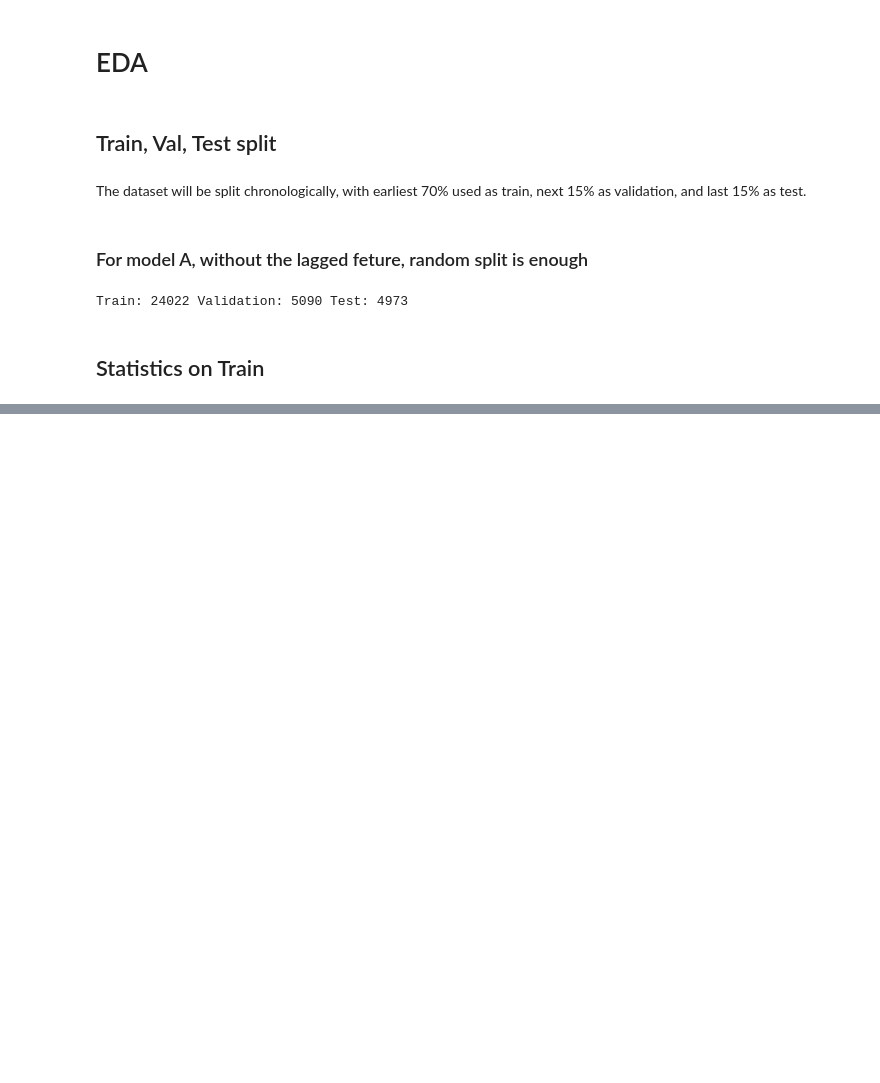
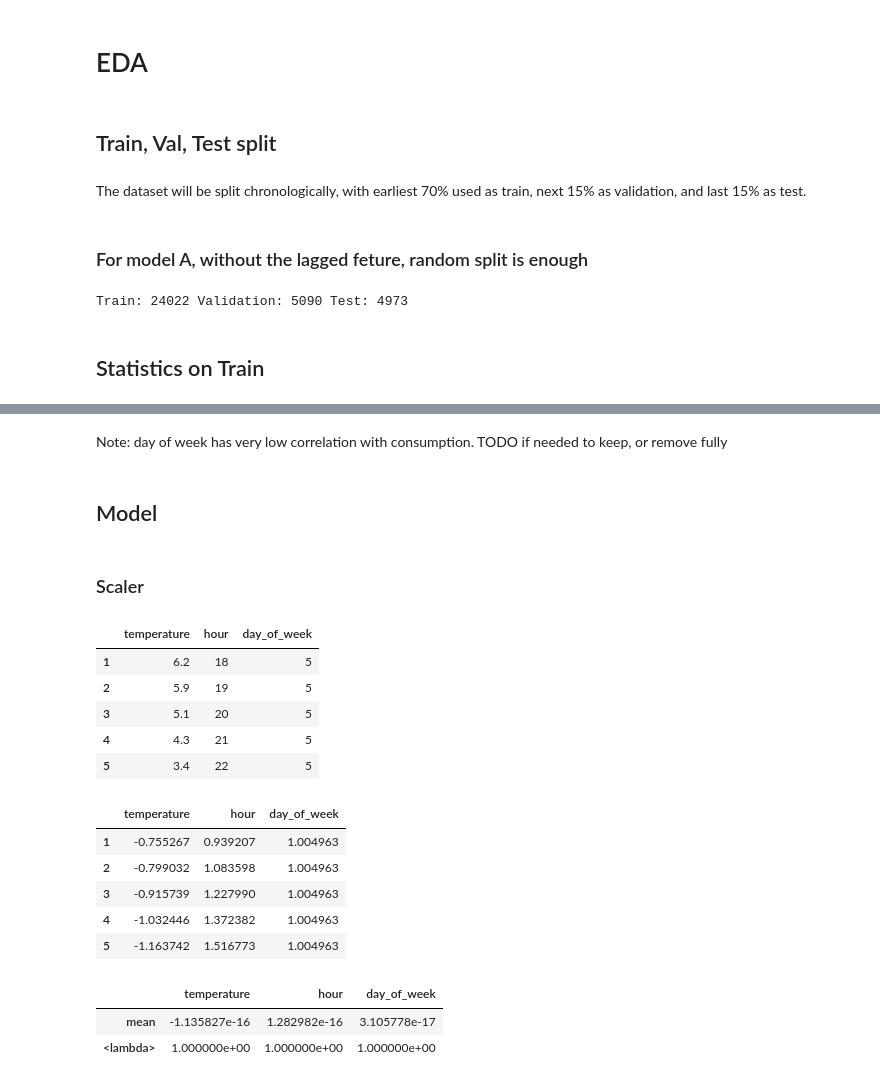
Before and after one commit to angiee99/Household-Power-Consumption-Prediction, a Jupyter notebook: project.ipynb, the cells around one changed output, grey strips where cells are left out. Cells and saved outputs as stored; diff of their text form; code cells hidden in the pictures; blank space fills up the shorter version.

```diff
--- a/project.ipynb
+++ b/project.ipynb
@@ -433,0 +499,52 @@ Train: 24022 Validation: 5090 Test: 4973
+# %% [markdown]
+Note: day of week has very low correlation with consumption. TODO if needed to keep, or remove fully
+# %% [markdown]
+## Model
+# %% [markdown]
+### Scaler
+# %%
+# Fit the scaler on training features only to avoid data leakage.
+scaler_A = StandardScaler()
+scaler_A.fit(train_A[FEATURES_A])
+
+# Save the fitted parameters for later checks that the scaler stays unchanged.
+scaler_A_snapshot = (
+    scaler_A.mean_.copy(),
+    scaler_A.scale_.copy(),
+    int(scaler_A.n_samples_seen_),
+)
+
+z_train_A = pd.DataFrame(
+    scaler_A.transform(train_A[FEATURES_A]),
+    columns=FEATURES_A,
+    index=train_A.index,
+)
+z_val_A = pd.DataFrame(
+    scaler_A.transform(val_A[FEATURES_A]),
+    columns=FEATURES_A,
+    index=val_A.index,
+)
+
+# Transform test features only in the final test evaluation cell.
+display(train_A[FEATURES_A].head())
+display(z_train_A.head())
+display(z_train_A.agg(["mean", lambda col: col.std(ddof=0)]))
+
+y_train_A = train_A[TARGET]
+y_val_A = val_A[TARGET]
+# %% [output]
+|  | temperature | hour | day_of_week |
+| 1 | 6.2 | 18 | 5 |
+| 2 | 5.9 | 19 | 5 |
+| 3 | 5.1 | 20 | 5 |
+| 4 | 4.3 | 21 | 5 |
+| 5 | 3.4 | 22 | 5 |
+|  | temperature | hour | day_of_week |
+| 1 | -0.755267 | 0.939207 | 1.004963 |
+| 2 | -0.799032 | 1.083598 | 1.004963 |
+| 3 | -0.915739 | 1.227990 | 1.004963 |
+| 4 | -1.032446 | 1.372382 | 1.004963 |
+| 5 | -1.163742 | 1.516773 | 1.004963 |
+|  | temperature | hour | day_of_week |
+| mean | -1.135827e-16 | 1.282982e-16 | 3.105778e-17 |
+| <lambda> | 1.000000e+00 | 1.000000e+00 | 1.000000e+00 |
```
Also changed, not shown: parts of 3 cells of this notebook.
